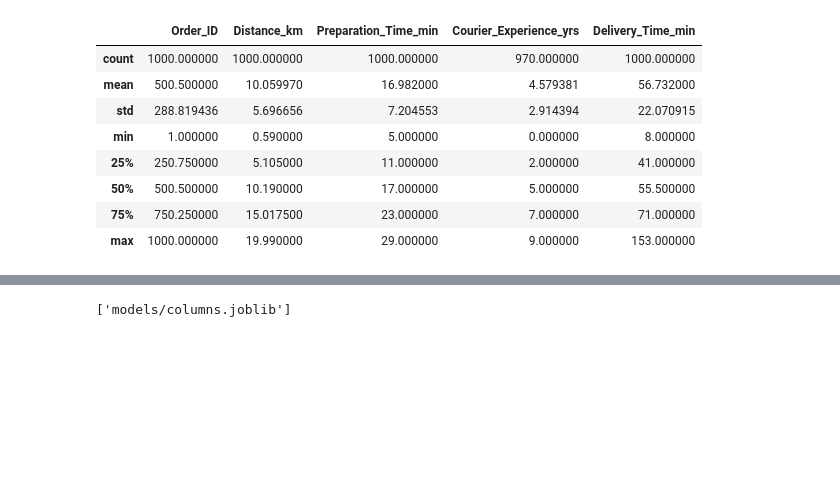
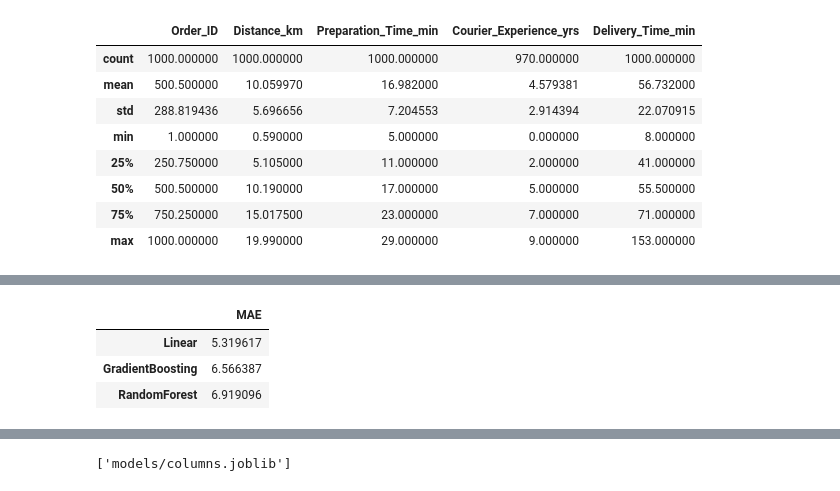
Before and after one commit to omaramoudi1/food-delivery-time-prediction, a Jupyter notebook: notebook.ipynb, the cells around one changed output, grey strips where cells are left out. Cells and saved outputs as stored; diff of their text form; code cells hidden in the pictures; blank space fills up the shorter version.

```diff
--- a/notebook.ipynb
+++ b/notebook.ipynb
@@ -110,3 +121,11 @@ Final MAE: 7.33146388825202
+# %%
+results_df = pd.DataFrame.from_dict(results, orient='index', columns=['MAE'])
+results_df.sort_values(by="MAE")
+# %% [output]
+|  | MAE |
+| Linear | 5.319617 |
+| GradientBoosting | 6.566387 |
+| RandomForest | 6.919096 |
 # %%
 importances = best_model.feature_importances_
 features = X.columns
```
Also changed, not shown: parts of 9 cells of this notebook, 1 other file.
